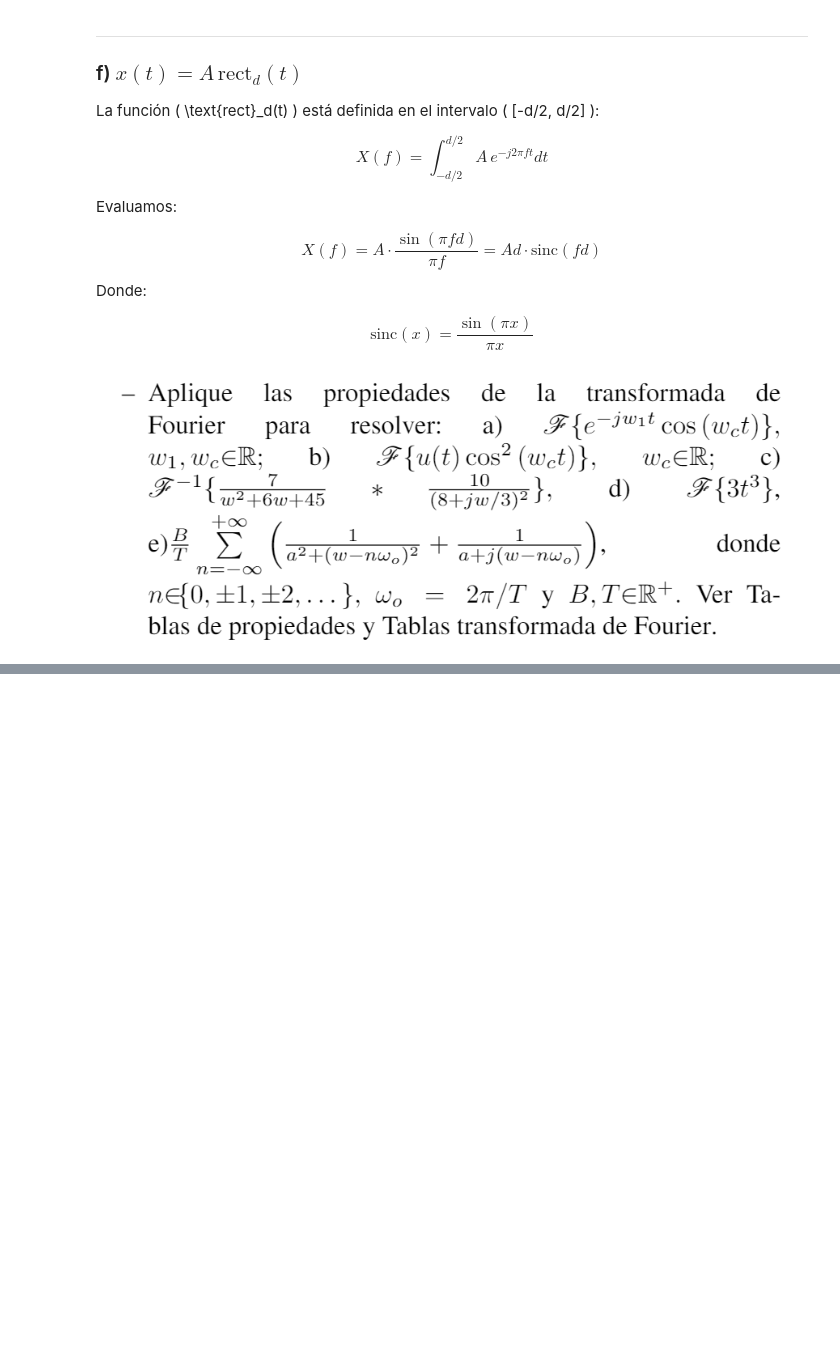
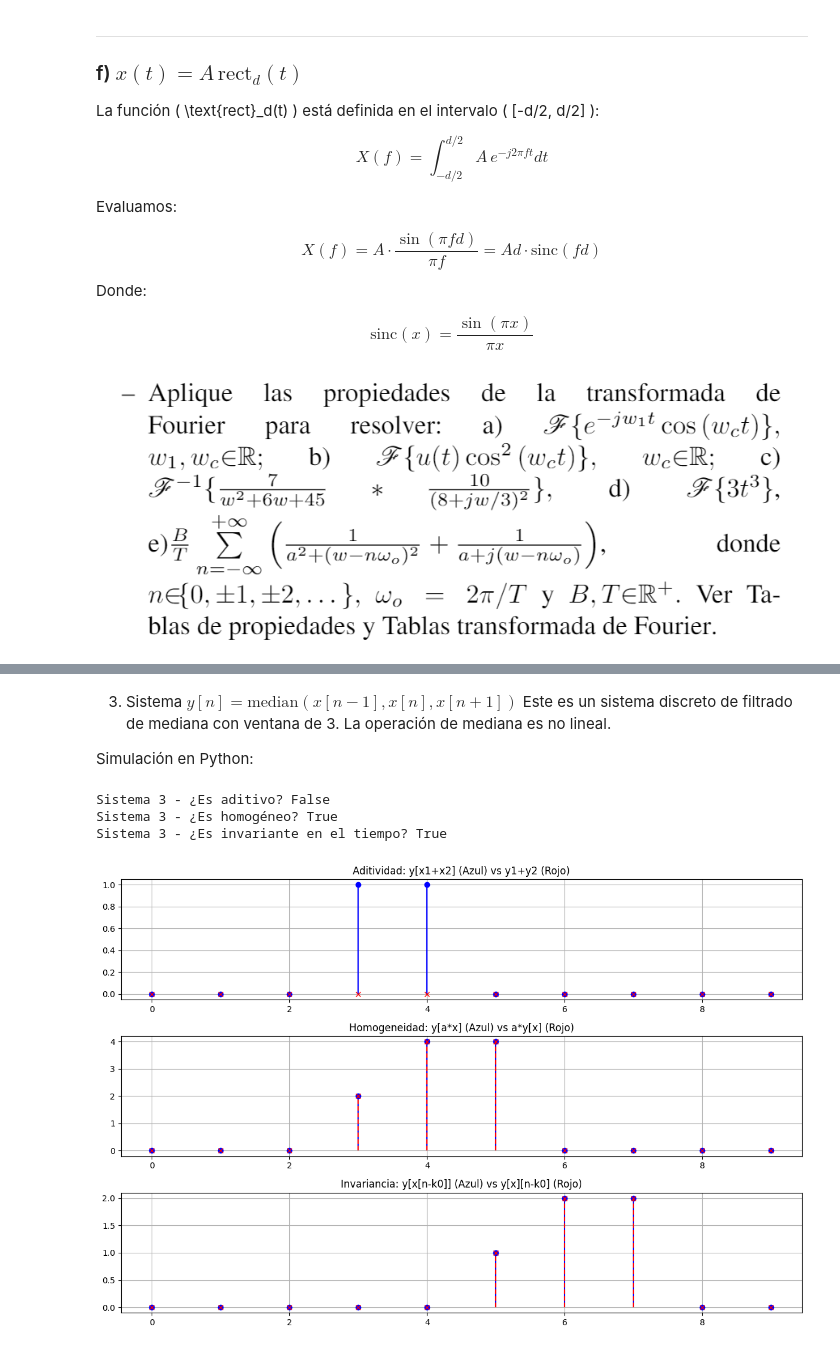
Before and after one commit to RafaelTorresCH/senalesysistemas_, a Jupyter notebook: Taller/TALLER2_SECC_1.ipynb, the cells around one changed output, grey strips where cells are left out. Saved outputs shown, nothing was run; the diff lists cells and outputs as text; code cells hidden in the pictures; blank space fills up the shorter version.

```diff
--- a/Taller/TALLER2_SECC_1.ipynb
+++ b/Taller/TALLER2_SECC_1.ipynb
@@ -235,0 +398,71 @@ $$
+# %% [markdown]
+3. Sistema $y[n] = \text{median}(x[n-1], x[n], x[n+1])$
+Este es un sistema discreto de filtrado de mediana con ventana de 3. La operación de mediana es no lineal.
+
+Simulación en Python:
+# %%
+import numpy as np
+import matplotlib.pyplot as plt
+
+def simulate_system3(x):
+    y = np.zeros_like(x, dtype=float)
+    x_padded = np.pad(x, (1, 1), 'constant', constant_values=0)
+    for n in range(len(x)):
+        window = [x_padded[n], x_padded[n+1], x_padded[n+2]]
+        y[n] = np.median(window)
+    return y
+
+N = 10
+
+# --- Linealidad: Aditividad ---
+x1 = np.zeros(N); x1[3] = 10
+x2 = np.zeros(N); x2[4] = 1
+y1 = simulate_system3(x1)
+y2 = simulate_system3(x2)
+y_sum_input = simulate_system3(x1 + x2)
+y_sum_outputs = y1 + y2
+print(f"Sistema 3 - ¿Es aditivo? {np.allclose(y_sum_input, y_sum_outputs)}") # Esperado: False
+
+# --- Linealidad: Homogeneidad ---
+a = 2
+x_hom3 = np.zeros(N); x_hom3[3:6] = [1, 5, 2]
+y_x_hom3 = simulate_system3(x_hom3)
+y_ax_hom3 = simulate_system3(a * x_hom3)
+print(f"Sistema 3 - ¿Es homogéneo? {np.allclose(a * y_x_hom3, y_ax_hom3)}") # Esperado: True (para a>=0) o False si a<0 y elementos cruzan 0.
+
+# --- Invariancia en el Tiempo ---
+k0 = 2
+x_orig_ti3 = np.zeros(N); x_orig_ti3[3:6] = [1, 5, 2]
+x_shifted_ti3 = np.zeros(N)
+if N - k0 > 0: x_shifted_ti3[3+k0 : 6+k0] = [1, 5, 2]
+y_orig_ti3 = simulate_system3(x_orig_ti3)
+y_shifted_input_ti3 = simulate_system3(x_shifted_ti3)
+y_orig_shifted_ti3 = np.zeros(N)
+if N - k0 > 0: y_orig_shifted_ti3[k0:] = y_orig_ti3[:-k0]
+print(f"Sistema 3 - ¿Es invariante en el tiempo? {np.allclose(y_shifted_input_ti3, y_orig_shifted_ti3)}") # Esperado: True
+
+plt.figure(figsize=(12, 8))
+plt.subplot(3, 1, 1)
+plt.stem(range(N), y_sum_input, linefmt='b-', markerfmt='bo', basefmt=' ')
+plt.stem(range(N), y_sum_outputs, linefmt='r--', markerfmt='rx', basefmt=' ')
+plt.title('Aditividad: y[x1+x2] (Azul) vs y1+y2 (Rojo)')
+plt.grid(True)
+
+plt.subplot(3, 1, 2)
+plt.stem(range(N), y_ax_hom3, linefmt='b-', markerfmt='bo', basefmt=' ')
+plt.stem(range(N), a * y_x_hom3, linefmt='r--', markerfmt='rx', basefmt=' ')
+plt.title('Homogeneidad: y[a*x] (Azul) vs a*y[x] (Rojo)')
+plt.grid(True)
+
+plt.subplot(3, 1, 3)
+plt.stem(range(N), y_shifted_input_ti3, linefmt='b-', markerfmt='bo', basefmt=' ')
+plt.stem(range(N), y_orig_shifted_ti3, linefmt='r--', markerfmt='rx', basefmt=' ')
+plt.title('Invariancia: y[x[n-k0]] (Azul) vs y[x][n-k0] (Rojo)')
+plt.grid(True)
+plt.tight_layout()
+plt.show()
+# %% [output]
+Sistema 3 - ¿Es aditivo? False
+Sistema 3 - ¿Es homogéneo? True
+Sistema 3 - ¿Es invariante en el tiempo? True
+[figure, added]
```
Also changed, not shown: parts of 12 cells of this notebook.
